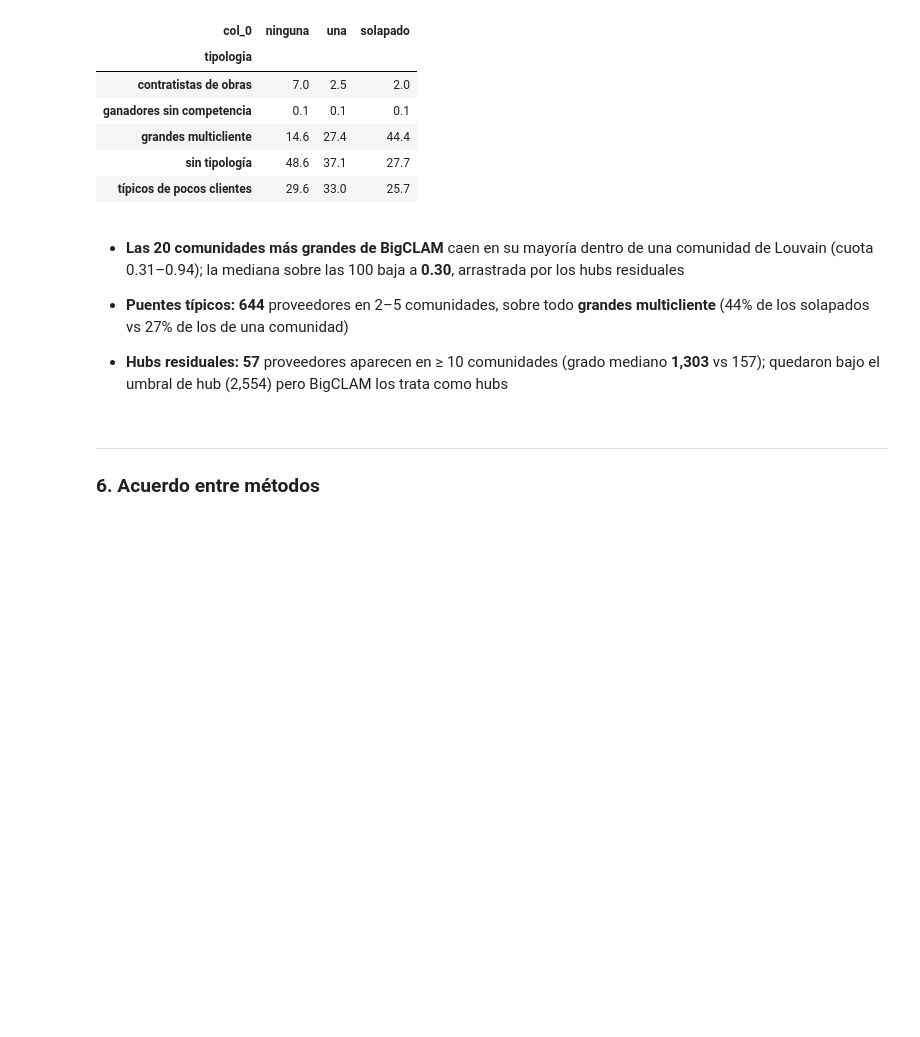
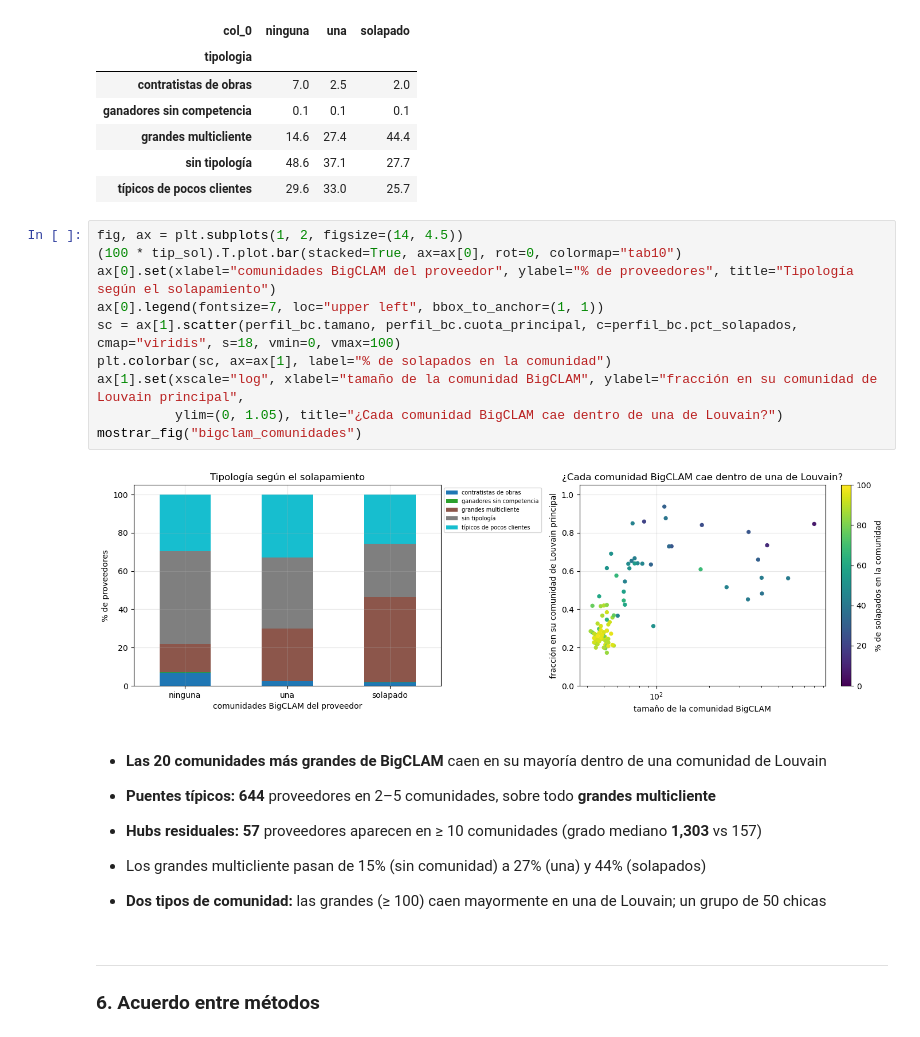
Before and after one commit to paolovasquezg/dm-proj2, a Jupyter notebook: 05_Comunidad/e_analisis.ipynb, the cells around one changed output. Drawn from its saved outputs; the diff is of its cells as text; blank space fills up the shorter version.

```diff
--- a/05_Comunidad/e_analisis.ipynb
+++ b/05_Comunidad/e_analisis.ipynb
@@ -379,12 +434,28 @@ solapados: 711 proveedores | en 2–5 comunidades: 644 | en ≥ 10 (hubs residua
 | grandes multicliente | 14.6 | 27.4 | 44.4 |
 | sin tipología | 48.6 | 37.1 | 27.7 |
 | típicos de pocos clientes | 29.6 | 33.0 | 25.7 |
+# %%
+fig, ax = plt.subplots(1, 2, figsize=(14, 4.5))
+(100 * tip_sol).T.plot.bar(stacked=True, ax=ax[0], rot=0, colormap="tab10")
+ax[0].set(xlabel="comunidades BigCLAM del proveedor", ylabel="% de proveedores", title="Tipología según el solapamiento")
+ax[0].legend(fontsize=7, loc="upper left", bbox_to_anchor=(1, 1))
+sc = ax[1].scatter(perfil_bc.tamano, perfil_bc.cuota_principal, c=perfil_bc.pct_solapados, cmap="viridis", s=18, vmin=0, vmax=100)
+plt.colorbar(sc, ax=ax[1], label="% de solapados en la comunidad")
+ax[1].set(xscale="log", xlabel="tamaño de la comunidad BigCLAM", ylabel="fracción en su comunidad de Louvain principal",
+          ylim=(0, 1.05), title="¿Cada comunidad BigCLAM cae dentro de una de Louvain?")
+mostrar_fig("bigclam_comunidades")
+# %% [output]
+[figure, added]
 # %% [markdown]
-- **Las 20 comunidades más grandes de BigCLAM** caen en su mayoría dentro de una comunidad de Louvain (cuota 0.31–0.94); la mediana sobre las 100 baja a **0.30**, arrastrada por los hubs residuales
+- **Las 20 comunidades más grandes de BigCLAM** caen en su mayoría dentro de una comunidad de Louvain
 
-- **Puentes típicos:** **644** proveedores en 2–5 comunidades, sobre todo **grandes multicliente** (44% de los solapados vs 27% de los de una comunidad)
+- **Puentes típicos:** **644** proveedores en 2–5 comunidades, sobre todo **grandes multicliente**
 
-- **Hubs residuales:** **57** proveedores aparecen en ≥ 10 comunidades (grado mediano **1,303** vs 157); quedaron bajo el umbral de hub (2,554) pero BigCLAM los trata como hubs
+- **Hubs residuales:** **57** proveedores aparecen en ≥ 10 comunidades (grado mediano **1,303** vs 157)
+
+- Los grandes multicliente pasan de 15% (sin comunidad) a 27% (una) y 44% (solapados)
+
+- **Dos tipos de comunidad:** las grandes (≥ 100) caen mayormente en una de Louvain; un grupo de 50 chicas
 # %% [markdown]
 ---
 ### **6. Acuerdo entre métodos**
```
Also changed, not shown: parts of 21 cells of this notebook, 2 other files.
